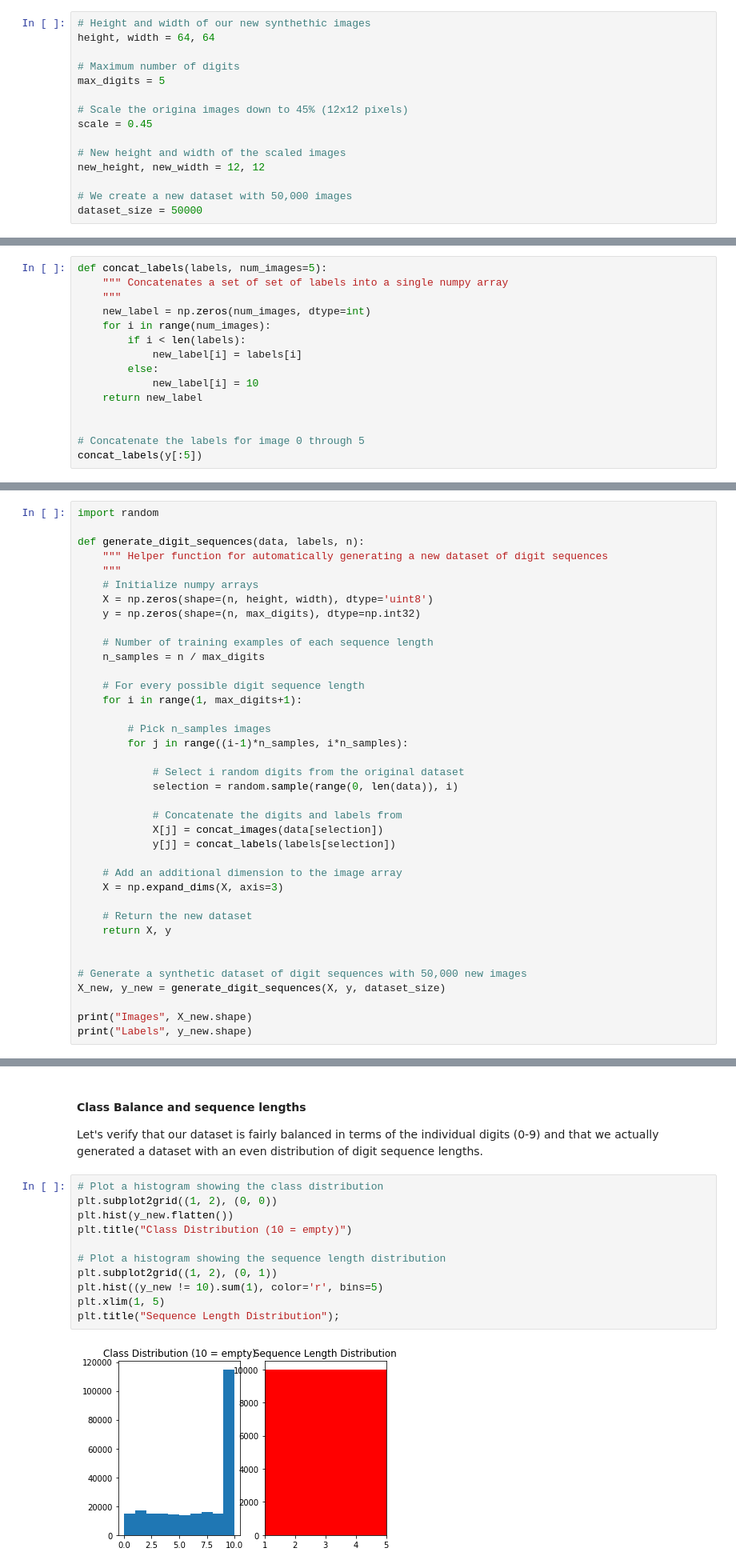
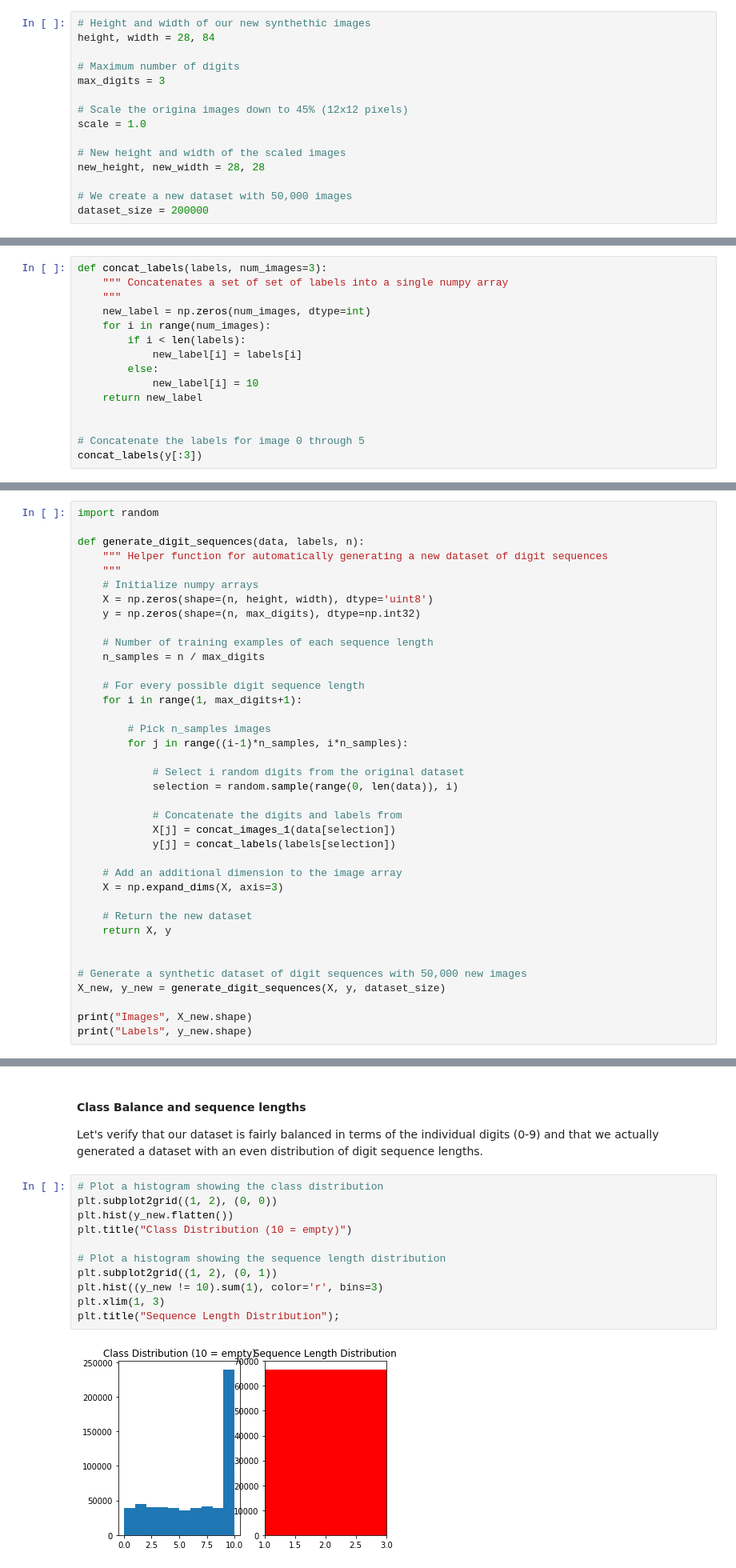
Before and after one commit to lngao/MultiDigitRecognition, a Jupyter notebook: my_mnist_synthetic_dataset.ipynb, the cells around one changed output, grey strips where cells are left out. Shown: that part at 80% size. Drawn from its saved outputs; the diff is of its cells as text.

```diff
--- a/my_mnist_synthetic_dataset.ipynb
+++ b/my_mnist_synthetic_dataset.ipynb
@@ -96,19 +97,19 @@ plot_images(X, y, 2, 16)
 Let's create a synthetic dataset consisting of sequences of up to 5 digits using the MNIST dataset. Let's start by specifying the new dimensions, the maximum number of digits and the size of our new dataset for convenience.
 # %%
 # Height and width of our new synthethic images
-height, width = 64, 64
+height, width = 28, 84
 
 # Maximum number of digits
-max_digits = 5
+max_digits = 3
 
 # Scale the origina images down to 45% (12x12 pixels)
-scale = 0.45
+scale = 1.0
 
 # New height and width of the scaled images
-new_height, new_width = 12, 12
+new_height, new_width = 28, 28
 
 # We create a new dataset with 50,000 images
-dataset_size = 50000
+dataset_size = 200000
 # %% [markdown]
 ### Concatenating the images and labels
 
@@ -159,7 +229,7 @@ Use ``skimage.transform.resize`` instead.
 # %% [markdown]
 We also need a new label structure for our newly created images. Let's represent each label as a list where each element represents the digit in the sequence. For sequences with less than 5 digits we use 10 as a filler to represent missing values.
 # %%
-def concat_labels(labels, num_images=5):
+def concat_labels(labels, num_images=3):
     """ Concatenates a set of set of labels into a single numpy array
     """
     new_label = np.zeros(num_images, dtype=int)
@@ -172,5 +242,5 @@ def concat_labels(labels, num_images=5):
 
 
 # Concatenate the labels for image 0 through 5
-concat_labels(y[:5])
+concat_labels(y[:3])
 # %% [output]
@@ -237,7 +307,7 @@ def generate_digit_sequences(data, labels, n):
             selection = random.sample(range(0, len(data)), i)
 
             # Concatenate the digits and labels from
-            X[j] = concat_images(data[selection])
+            X[j] = concat_images_1(data[selection])
             y[j] = concat_labels(labels[selection])
 
     # Add an additional dimension to the image array
@@ -264,16 +334,16 @@ Let's verify that our dataset is fairly balanced in terms of the individual digi
 # %%
 # Plot a histogram showing the class distribution
 plt.subplot2grid((1, 2), (0, 0))
 plt.hist(y_new.flatten())
 plt.title("Class Distribution (10 = empty)")
 
 # Plot a histogram showing the sequence length distribution
 plt.subplot2grid((1, 2), (0, 1))
-plt.hist((y_new != 10).sum(1), color='r', bins=5)
-plt.xlim(1, 5)
+plt.hist((y_new != 10).sum(1), color='r', bins=3)
+plt.xlim(1, 3)
 plt.title("Sequence Length Distribution");
 # %% [output]
-[figure, old version]
+[figure, new version]
 # %% [markdown]
 The histogram looks ok. As expected we have an overweight of 10's that are used to represent missing numbers.
 # %% [markdown]
```
Also changed, not shown: parts of 12 cells of this notebook, 4 other files.
